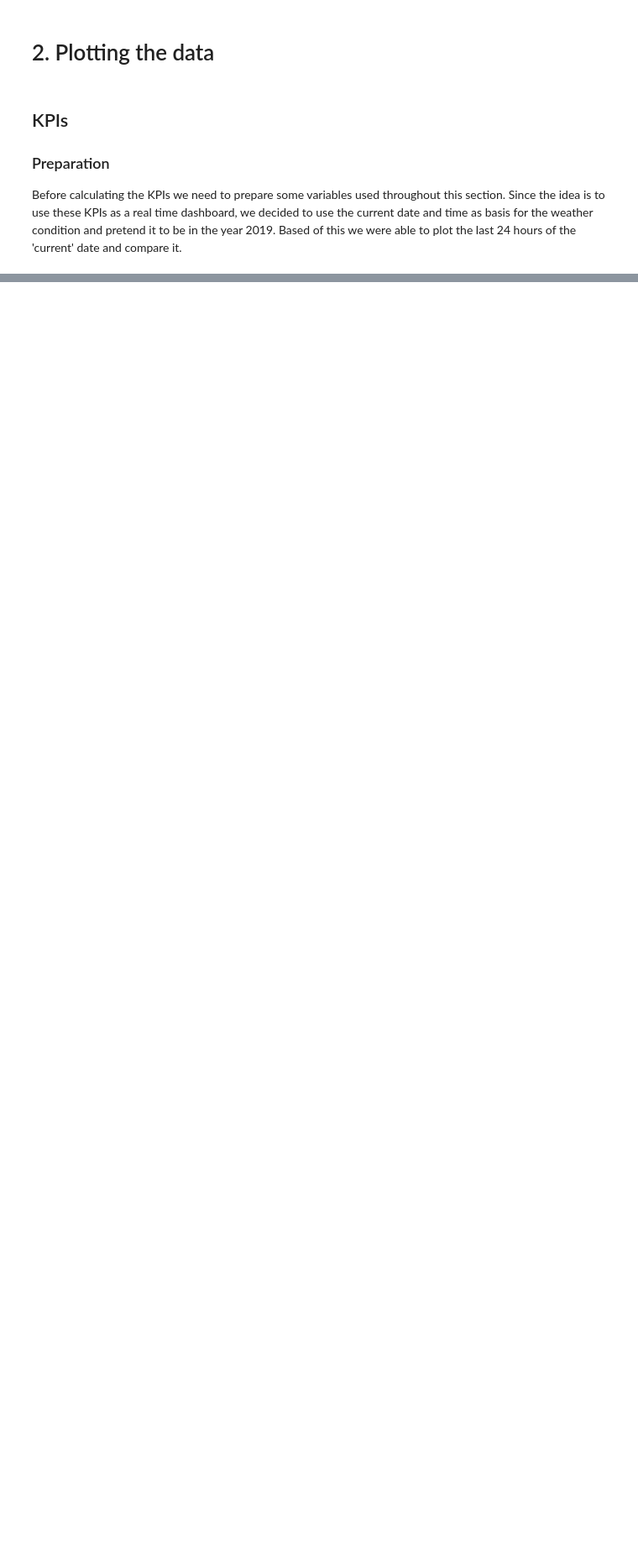
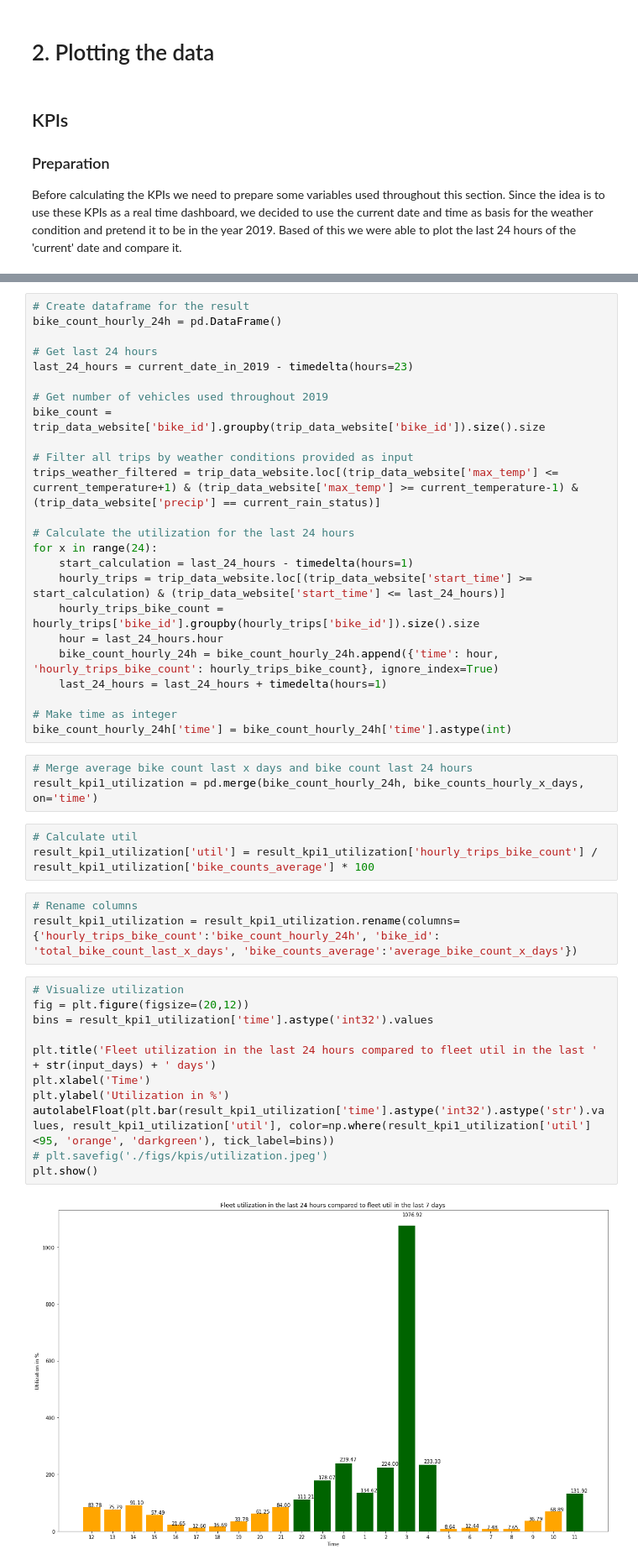
Before and after one commit to JuliusScheuerer/AA_Team_12_Assignment, a Jupyter notebook: AA_Team_12_Code.ipynb, the cells around one changed output, grey strips where cells are left out. Shown at 84% size. Drawn from its saved outputs; the diff is of its cells as text; blank space fills up the shorter version.

```diff
--- a/AA_Team_12_Code.ipynb
+++ b/AA_Team_12_Code.ipynb
@@ -815,0 +660,46 @@ trip_data_website
+# %%
+# Create dataframe for the result
+bike_count_hourly_24h = pd.DataFrame()
+
+# Get last 24 hours
+last_24_hours = current_date_in_2019 - timedelta(hours=23)
+
+# Get number of vehicles used throughout 2019
+bike_count = trip_data_website['bike_id'].groupby(trip_data_website['bike_id']).size().size
+
+# Filter all trips by weather conditions provided as input
+trips_weather_filtered = trip_data_website.loc[(trip_data_website['max_temp'] <= current_temperature+1) & (trip_data_website['max_temp'] >= current_temperature-1) & (trip_data_website['precip'] == current_rain_status)]
+
+# Calculate the utilization for the last 24 hours
+for x in range(24):
+    start_calculation = last_24_hours - timedelta(hours=1)
+    hourly_trips = trip_data_website.loc[(trip_data_website['start_time'] >= start_calculation) & (trip_data_website['start_time'] <= last_24_hours)]
+    hourly_trips_bike_count = hourly_trips['bike_id'].groupby(hourly_trips['bike_id']).size().size
+    hour = last_24_hours.hour
+    bike_count_hourly_24h = bike_count_hourly_24h.append({'time': hour, 'hourly_trips_bike_count': hourly_trips_bike_count}, ignore_index=True)
+    last_24_hours = last_24_hours + timedelta(hours=1)
+
+# Make time as integer
+bike_count_hourly_24h['time'] = bike_count_hourly_24h['time'].astype(int)
+# %%
+# Merge average bike count last x days and bike count last 24 hours
+result_kpi1_utilization = pd.merge(bike_count_hourly_24h, bike_counts_hourly_x_days, on='time')
+# %%
+# Calculate util
+result_kpi1_utilization['util'] = result_kpi1_utilization['hourly_trips_bike_count'] / result_kpi1_utilization['bike_counts_average'] * 100
+# %%
+# Rename columns
+result_kpi1_utilization = result_kpi1_utilization.rename(columns={'hourly_trips_bike_count':'bike_count_hourly_24h', 'bike_id': 'total_bike_count_last_x_days', 'bike_counts_average':'average_bike_count_x_days'})
+# %%
+# Visualize utilization
+fig = plt.figure(figsize=(20,12))
+bins = result_kpi1_utilization['time'].astype('int32').values
+
+plt.title('Fleet utilization in the last 24 hours compared to fleet util in the last ' + str(input_days) + ' days')
+plt.xlabel('Time')
+plt.ylabel('Utilization in %')
+autolabelFloat(plt.bar(result_kpi1_utilization['time'].astype('int32').astype('str').values, result_kpi1_utilization['util'], color=np.where(result_kpi1_utilization['util']<95, 'orange', 'darkgreen'), tick_label=bins))
+# plt.savefig('./figs/kpis/utilization.jpeg')
+plt.show()
+# %% [output]
+[figure, added]
```
Also changed, not shown: parts of 40 cells of this notebook.
